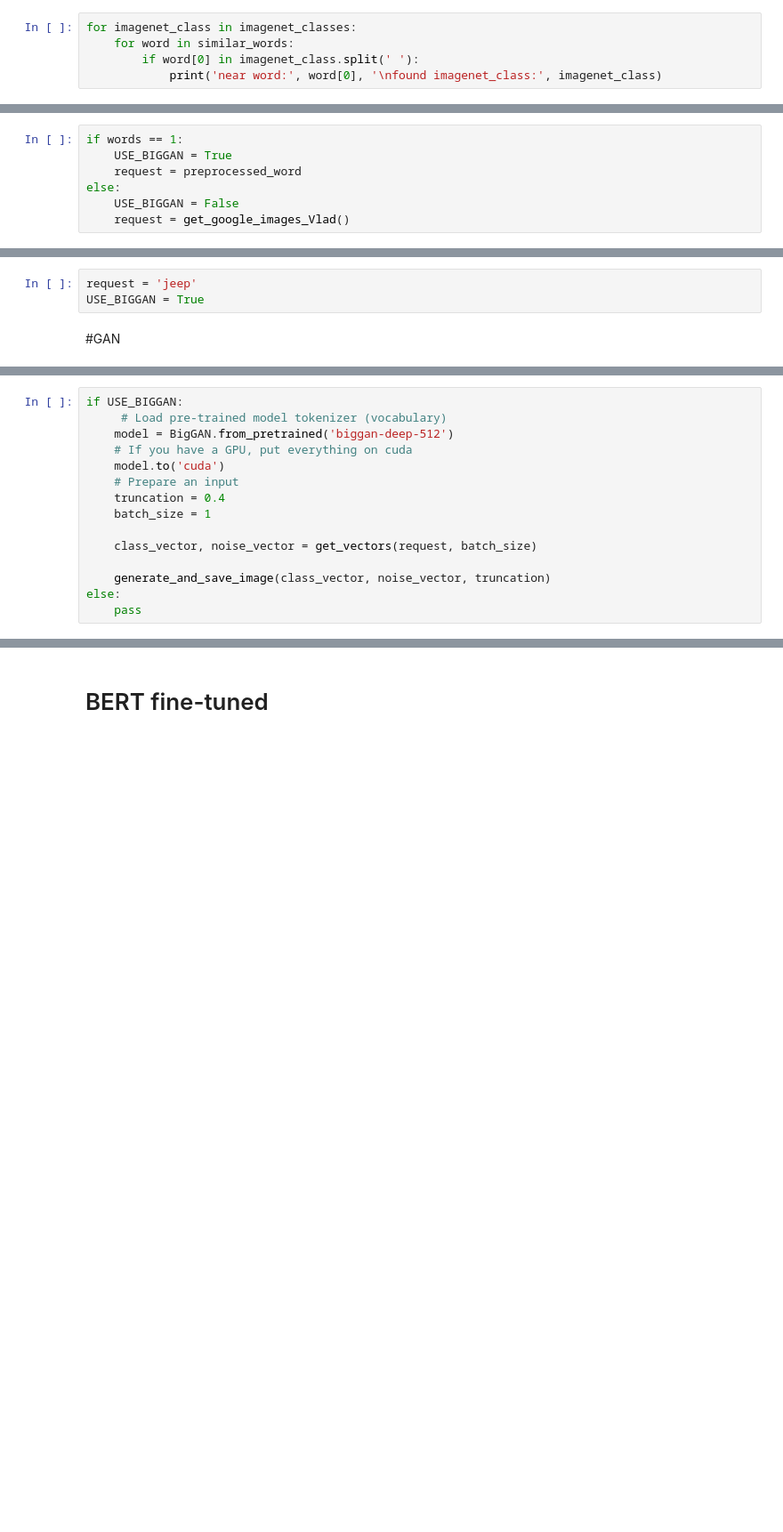
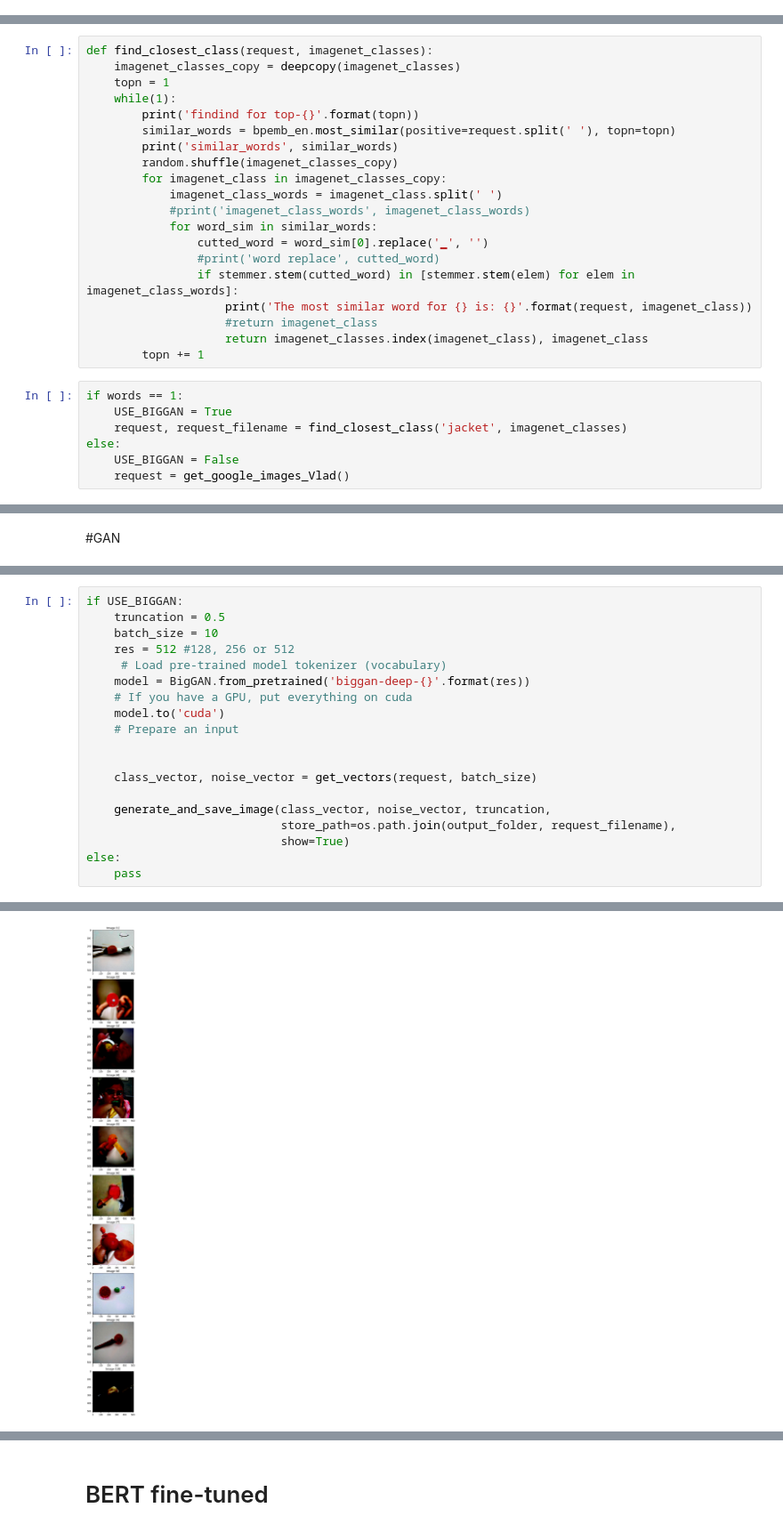
Before and after one commit to OlegBEZb/MLHack_non_copyrighted, a Jupyter notebook: BigGAN/main.ipynb, the cells around one changed output, grey strips where cells are left out. Shown: that part at 89% size. Cells and saved outputs as stored; diff of their text form; blank space fills up the shorter version.

```diff
--- a/BigGAN/main.ipynb
+++ b/BigGAN/main.ipynb
@@ -1210,5 +1183,0 @@ INFO:gensim.models.keyedvectors:precomputing L2-norms of word weight vectors
-# %%
-for imagenet_class in imagenet_classes:
-    for word in similar_words:
-        if word[0] in imagenet_class.split(' '):
-            print('near word:', word[0], '\nfound imagenet_class:', imagenet_class)
@@ -1222,7 +1184,27 @@ found imagenet_class: Saluki, gazelle hound
+# %%
+def find_closest_class(request, imagenet_classes):
+    imagenet_classes_copy = deepcopy(imagenet_classes)
+    topn = 1
+    while(1):
+        print('findind for top-{}'.format(topn))
+        similar_words = bpemb_en.most_similar(positive=request.split(' '), topn=topn)
+        print('similar_words', similar_words)
+        random.shuffle(imagenet_classes_copy)
+        for imagenet_class in imagenet_classes_copy:
+            imagenet_class_words = imagenet_class.split(' ')
+            #print('imagenet_class_words', imagenet_class_words)
+            for word_sim in similar_words:
+                cutted_word = word_sim[0].replace('▁', '')
+                #print('word replace', cutted_word)
+                if stemmer.stem(cutted_word) in [stemmer.stem(elem) for elem in imagenet_class_words]:
+                    print('The most similar word for {} is: {}'.format(request, imagenet_class))
+                    #return imagenet_class
+                    return imagenet_classes.index(imagenet_class), imagenet_class
+        topn += 1
 # %%
 if words == 1:
     USE_BIGGAN = True
-    request = preprocessed_word
+    request, request_filename = find_closest_class('jacket', imagenet_classes)
 else:
     USE_BIGGAN = False
     request = get_google_images_Vlad()
@@ -1229,5 +1233,2 @@ else:
-# %%
-request = 'jeep'
-USE_BIGGAN = True
 # %% [markdown]
 #GAN
@@ -1259,16 +1299,20 @@ def generate_and_save_image(class_vector, noise_vector, truncation, store_path=o
 # %%
 if USE_BIGGAN:
+    truncation = 0.5
+    batch_size = 10
+    res = 512 #128, 256 or 512
      # Load pre-trained model tokenizer (vocabulary)
-    model = BigGAN.from_pretrained('biggan-deep-512')
+    model = BigGAN.from_pretrained('biggan-deep-{}'.format(res))
     # If you have a GPU, put everything on cuda
     model.to('cuda')
     # Prepare an input
-    truncation = 0.4
-    batch_size = 1
+
 
     class_vector, noise_vector = get_vectors(request, batch_size)
 
-    generate_and_save_image(class_vector, noise_vector, truncation)
+    generate_and_save_image(class_vector, noise_vector, truncation,
+                            store_path=os.path.join(output_folder, request_filename),
+                            show=True)
 else:
     pass
 # %% [output]
@@ -1291,0 +1336 @@ INFO:pytorch_pretrained_biggan.utils:Saving image to /content/drive/My Drive/MLH
+[figure, added]
```
Also changed, not shown: parts of 16 cells of this notebook.
